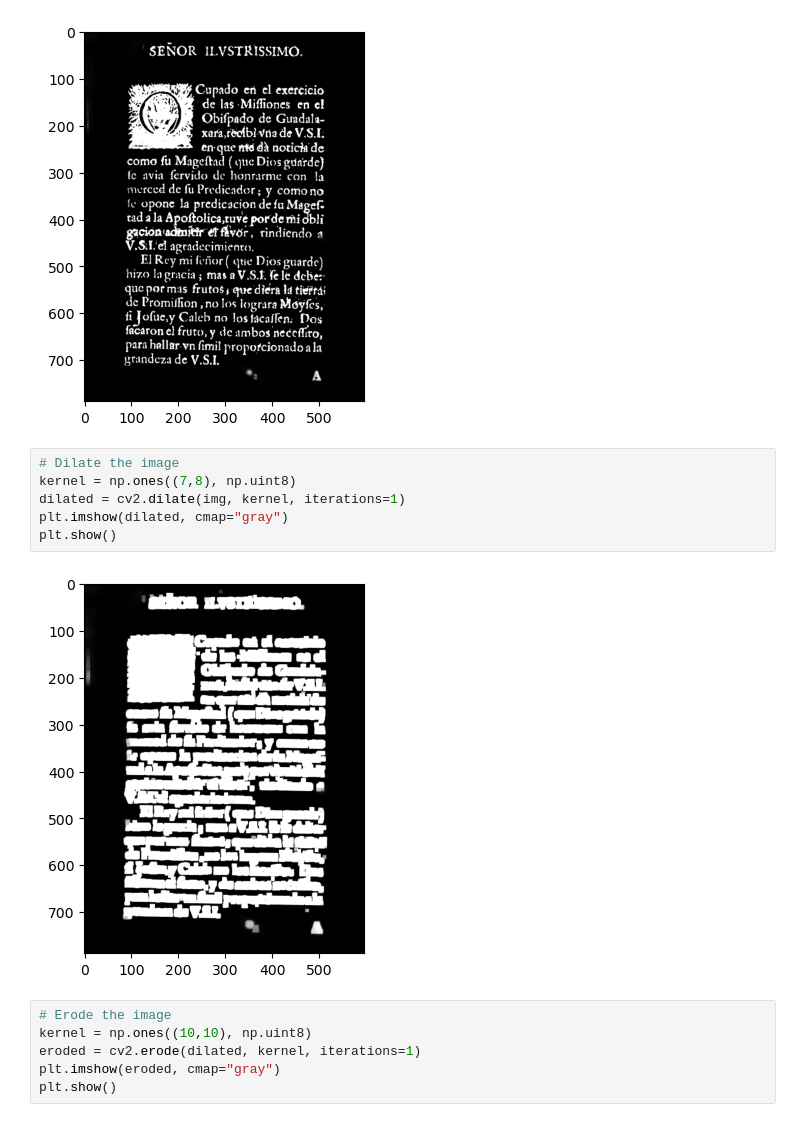
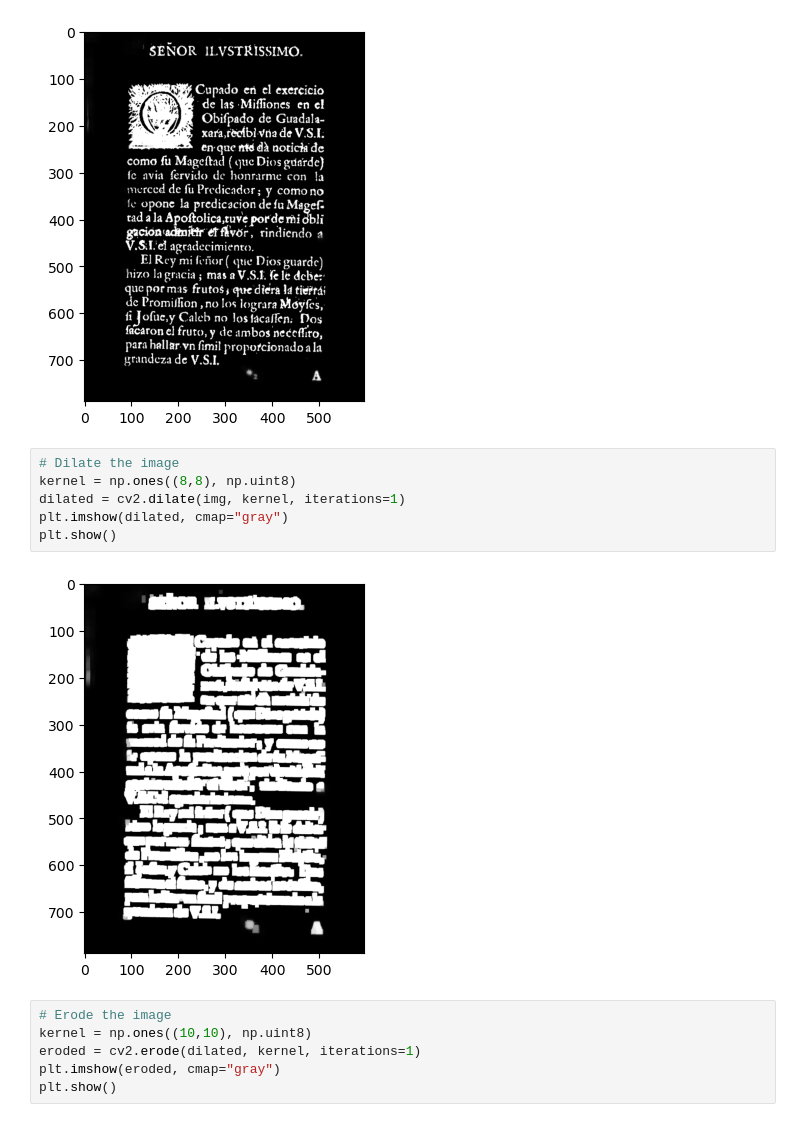
Before and after one commit to varunghat/Historical_text_OCR, a Jupyter notebook: test.ipynb, the cells around one changed output. Cells and saved outputs as stored; diff of their text form.

```diff
--- a/test.ipynb
+++ b/test.ipynb
@@ -264,12 +391,12 @@ plt.show()
 [figure]
 # %%
 # Dilate the image
-kernel = np.ones((7,8), np.uint8)
+kernel = np.ones((8,8), np.uint8)
 dilated = cv2.dilate(img, kernel, iterations=1)
 plt.imshow(dilated, cmap="gray")
 plt.show()
 # %% [output]
-[figure, old version]
+[figure, new version]
 # %%
 # Erode the image
 kernel = np.ones((10,10), np.uint8)
```
Also changed, not shown: parts of 12 cells of this notebook.
